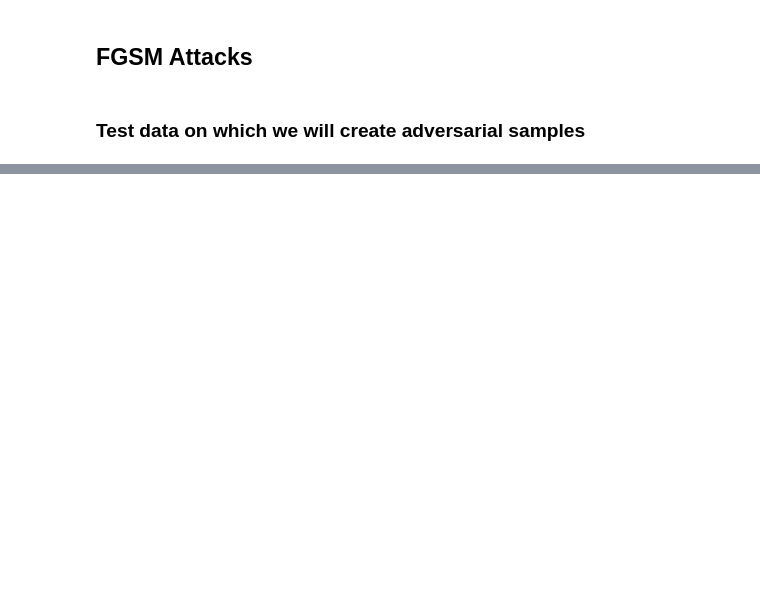
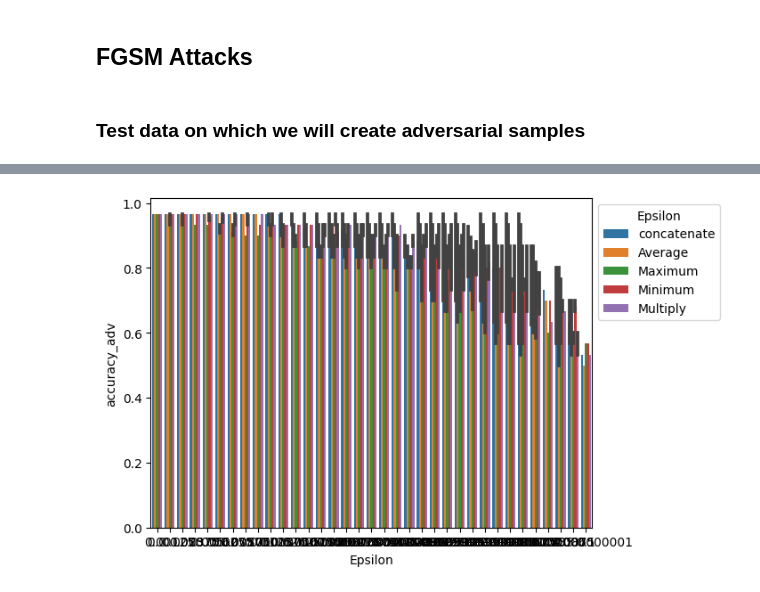
Before and after one commit to shahriar0651/multi-modal-sec, a Jupyter notebook: testing_adversarial_robustness.ipynb, the cells around one changed output, grey strips where cells are left out. Drawn from its saved outputs; the diff is of its cells as text; code cells hidden in the pictures; blank space fills up the shorter version.

Commit message:
new data

```diff
--- a/testing_adversarial_robustness.ipynb
+++ b/testing_adversarial_robustness.ipynb
@@ -512,3 +579,13 @@ plt.show()
+# %%
+filer_1 = model_eval_adv_df['fusion_type'] == 'Mid'
+
+model_eval_adv_df_cut = model_eval_adv_df.where(filer_1).dropna()
+model_eval_adv_df_cut['Epsilon'] = (model_eval_adv_df_cut['eps_2d'] + model_eval_adv_df_cut['eps_3d'])/2
+sns.barplot(data = model_eval_adv_df_cut, x = 'Epsilon', y = 'accuracy_adv', hue = 'fusion_layer')
+plt.legend(title = 'Epsilon', bbox_to_anchor = (1,1))
+plt.show()
+# %% [output]
+[figure, added]
 # %%
 filer_1 = model_eval_adv_df['fusion_type'] == 'Mid'
 filer_2 = model_eval_adv_df['eps_2d'] == 0.0
```
Also changed, not shown: parts of 15 cells of this notebook, 12 other files.
